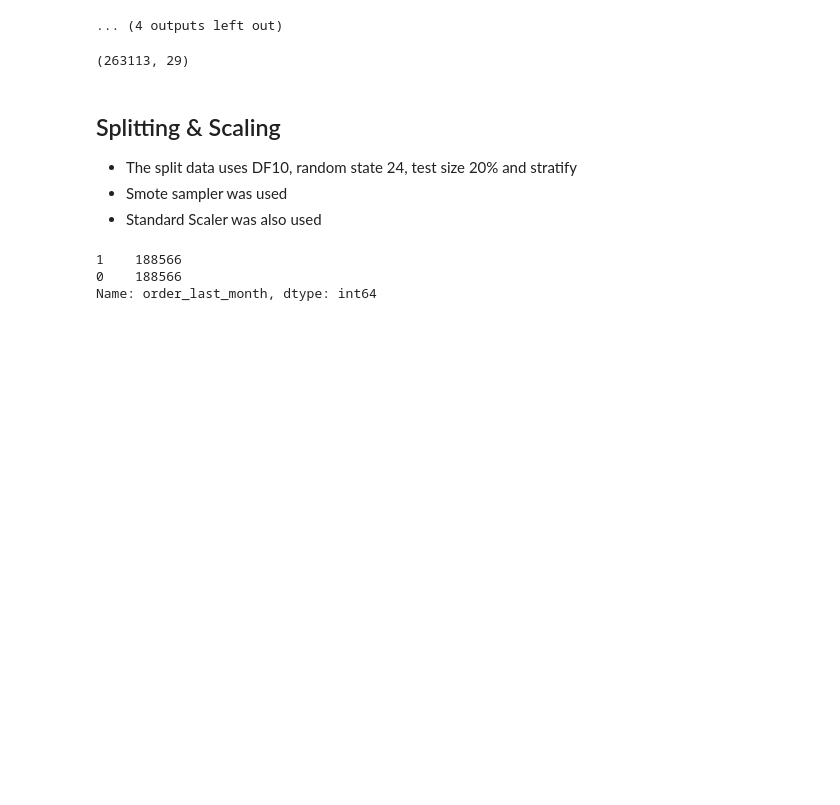
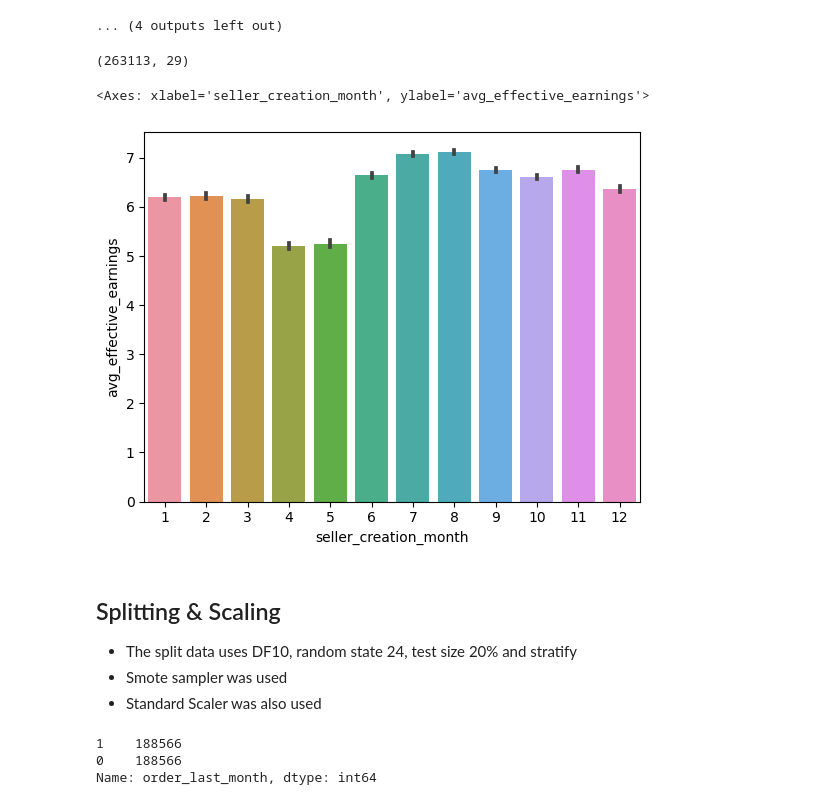
Before and after one commit to mauricio-morenor/churn-prediction-model, a Jupyter notebook: notebooks/03-it1-pre-processing.ipynb, the cells around one changed output. Cells and saved outputs as stored; diff of their text form; code cells hidden in the pictures; blank space fills up the shorter version.

```diff
--- a/notebooks/03-it1-pre-processing.ipynb
+++ b/notebooks/03-it1-pre-processing.ipynb
@@ -408,6 +408,12 @@ df10["avg_effective_earnings"] = np.log(df10["avg_effective_earnings"]+1)
 df10.shape
 # %% [output]
 (263113, 29)
+# %%
+sns.barplot(data=df10, x="seller_creation_month",
+             y="avg_effective_earnings")
+# %% [output]
+<Axes: xlabel='seller_creation_month', ylabel='avg_effective_earnings'>
+[figure, added]
 # %% [markdown]
 ## Splitting & Scaling
 - The split data uses DF10, random state 24, test size 20% and stratify
```
Also changed, not shown: 9 other files.
